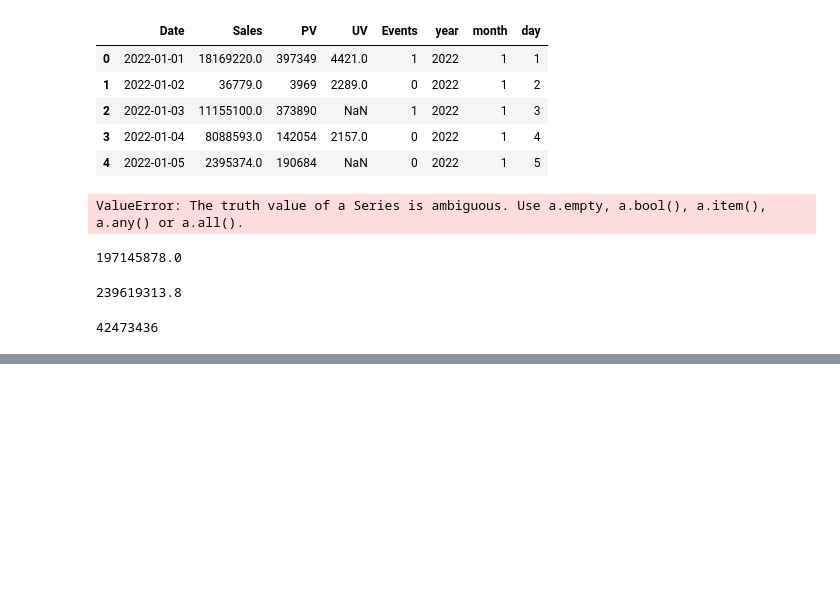
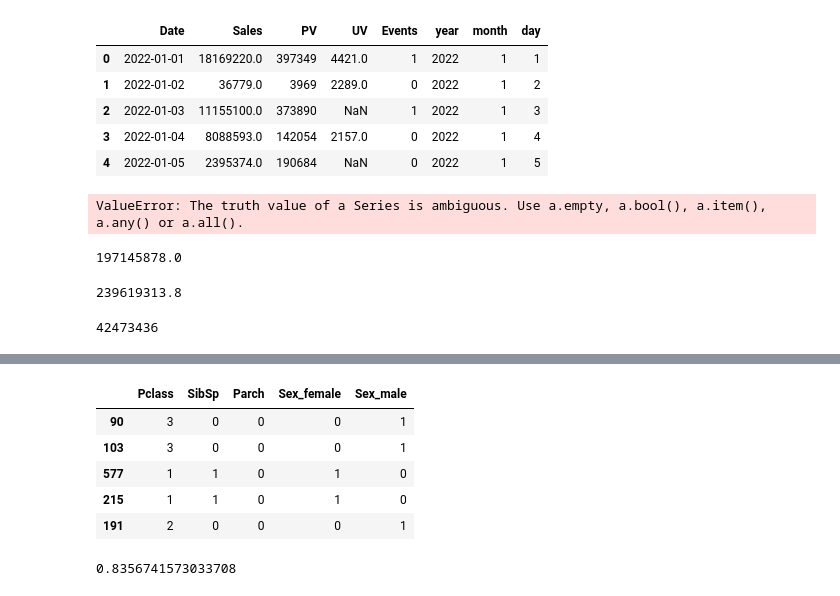
Before and after one commit to hyeongjin-kim-dev/Myworkspace, a Jupyter notebook: CodingTest & BigdataCertification/연습장.ipynb, the cells around one changed output, grey strips where cells are left out. Cells and saved outputs as stored; diff of their text form; code cells hidden in the pictures; blank space fills up the shorter version.

```diff
--- a/CodingTest & BigdataCertification/연습장.ipynb
+++ b/CodingTest & BigdataCertification/연습장.ipynb
@@ -364,0 +429,13 @@ int(round(abs(sale1 - sale2),0))
+# %%
+features=['Pclass','Sex','SibSp','Parch']
+X=pd.get_dummies(X_train[features])
+test = pd.get_dummies(X_test[features])
+# %%
+X.head()
+# %% [output]
+|  | Pclass | SibSp | Parch | Sex_female | Sex_male |
+| 90 | 3 | 0 | 0 | 0 | 1 |
+| 103 | 3 | 0 | 0 | 0 | 1 |
+| 577 | 1 | 1 | 0 | 1 | 0 |
+| 215 | 1 | 1 | 0 | 1 | 0 |
+| 191 | 2 | 0 | 0 | 0 | 1 |
@@ -364,0 +448,4 @@ int(round(abs(sale1 - sale2),0))
+# %%
+model.score(X,y)
+# %% [output]
+0.8356741573033708
```
Also changed, not shown: parts of 18 cells of this notebook.
